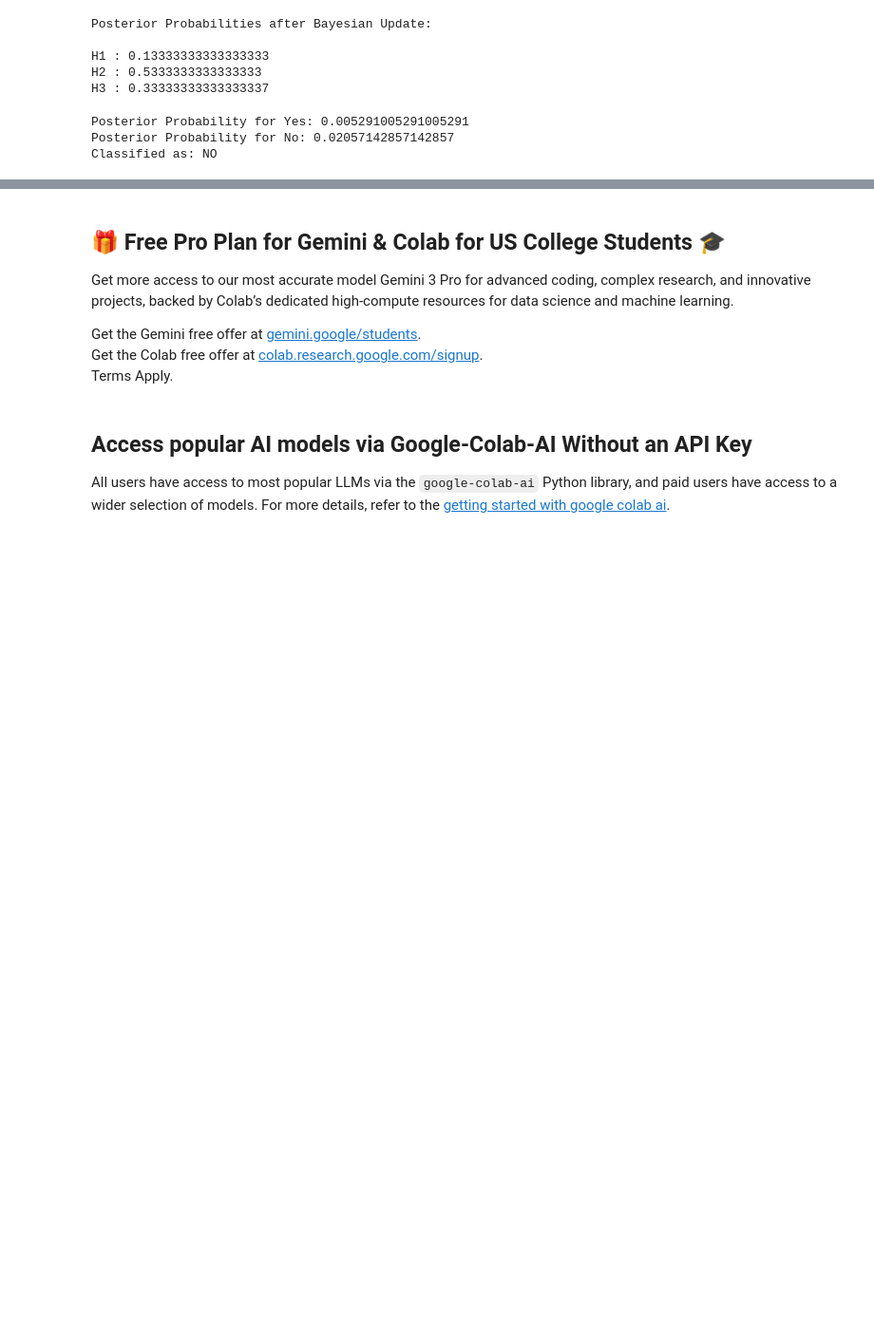
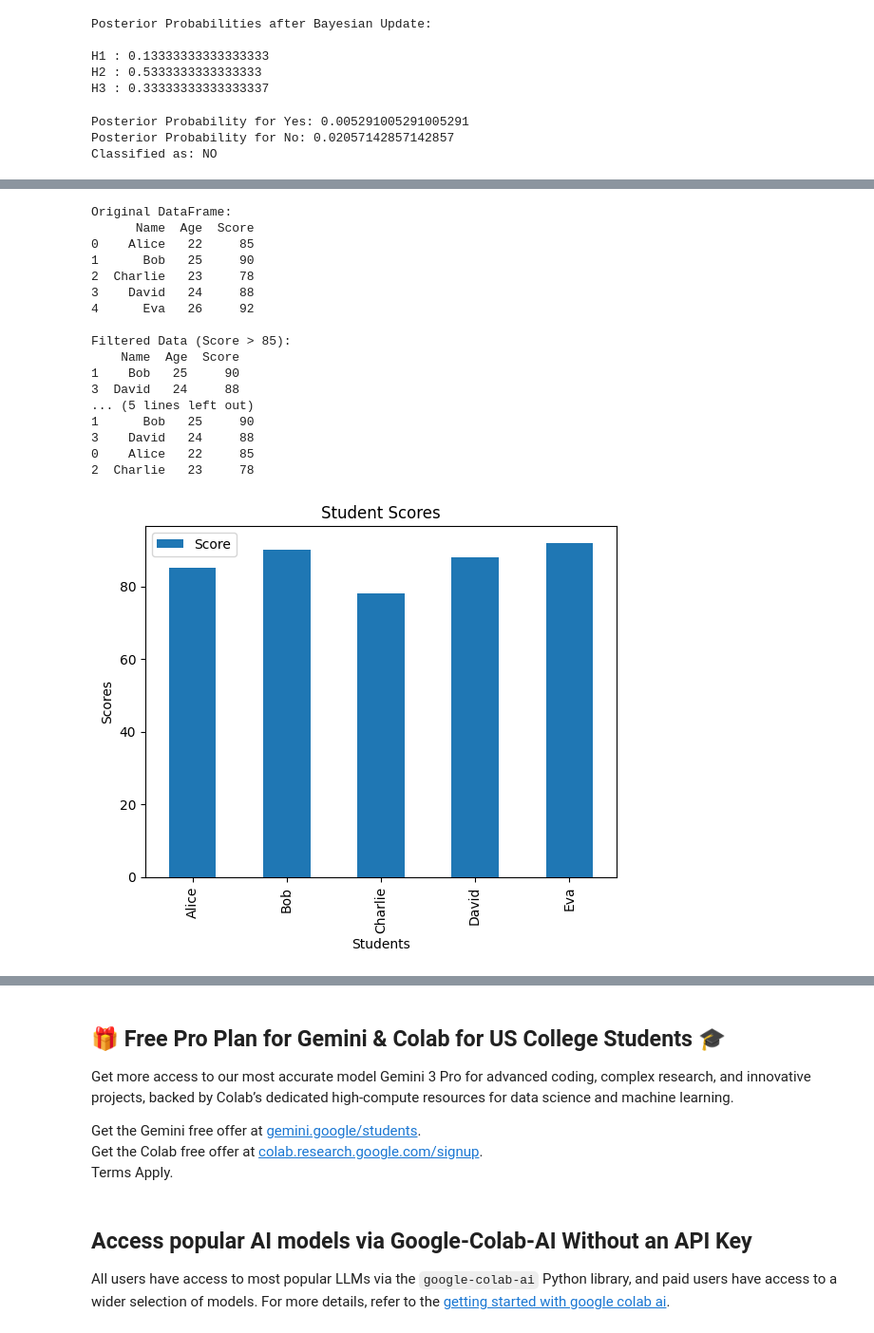
Before and after one commit to sanjayanand595/Computer-Network, a Jupyter notebook: machine_learning_ita0607.ipynb, the cells around one changed output, grey strips where cells are left out. Shown at 95% size. Drawn from its saved outputs; the diff is of its cells as text; code cells hidden in the pictures; blank space fills up the shorter version.

```diff
--- a/machine_learning_ita0607.ipynb
+++ b/machine_learning_ita0607.ipynb
@@ -2467,0 +2991,61 @@ Classified as: NO
+# %%
+# Filter and Sort DataFrames; Generate basic plots
+
+import pandas as pd
+import matplotlib.pyplot as plt
+
+# Step 1: Create sample dataset
+data = {
+    "Name": ["Alice", "Bob", "Charlie", "David", "Eva"],
+    "Age": [22, 25, 23, 24, 26],
+    "Score": [85, 90, 78, 88, 92]
+}
+
+df = pd.DataFrame(data)
+
+print("Original DataFrame:")
+print(df)
+
+# Step 2: Filter data (Score > 85)
+filtered_df = df[df["Score"] > 85]
+
+print("\nFiltered Data (Score > 85):")
+print(filtered_df)
+
+# Step 3: Sort data by Score
+sorted_df = df.sort_values(by="Score", ascending=False)
+
+print("\nSorted DataFrame (by Score):")
+print(sorted_df)
+
+# Step 4: Plot Score values
+df.plot(x="Name", y="Score", kind="bar", title="Student Scores")
+
+plt.xlabel("Students")
+plt.ylabel("Scores")
+plt.show()
+
+# Step 5: Plot Age distribution
+df["Age"].plot(kind="hist", title="Age Distribution")
+
+plt.xlabel("Age")
+plt.show()
+# %% [output]
+Original DataFrame:
+      Name  Age  Score
+0    Alice   22     85
+1      Bob   25     90
+2  Charlie   23     78
+3    David   24     88
+4      Eva   26     92
+
+Filtered Data (Score > 85):
+    Name  Age  Score
+1    Bob   25     90
+3  David   24     88
+... (5 lines left out)
+1      Bob   25     90
+3    David   24     88
+0    Alice   22     85
+2  Charlie   23     78
+[figure, added]
```
Also changed, not shown: parts of 11 cells of this notebook.
